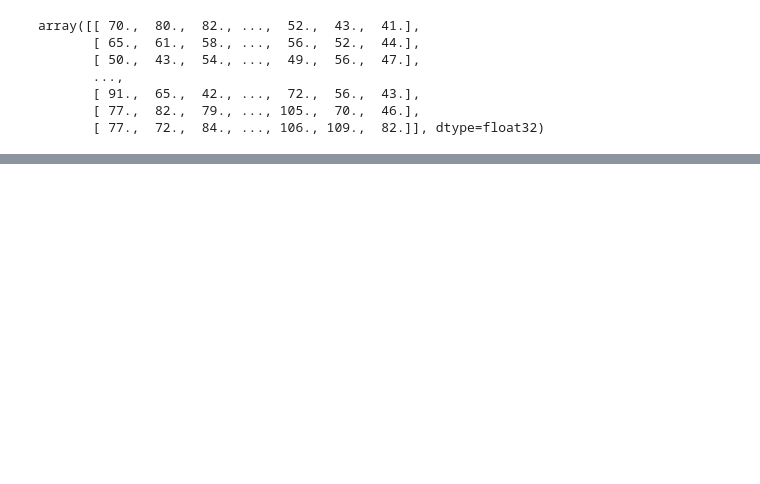
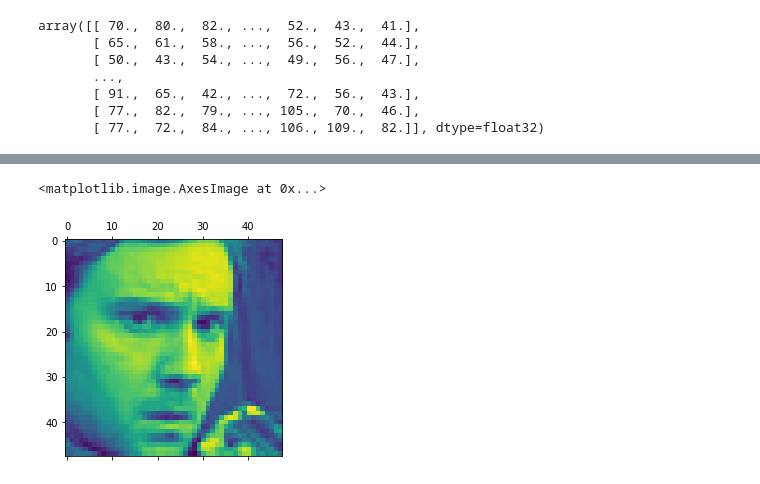
Before and after one commit to CristinaCallejo/AudienceResearch, a Jupyter notebook: notebooks/jn1.ipynb, the cells around one changed output, grey strips where cells are left out. Cells and saved outputs as stored; diff of their text form; code cells hidden in the pictures; blank space fills up the shorter version.

```diff
--- a/notebooks/jn1.ipynb
+++ b/notebooks/jn1.ipynb
@@ -25 +25,3 @@ image_size = (48,48)
+# %%
+emotions= ('angry','disgust','fear','happy','sad','surprise','neutral')
 # %%
@@ -29,4 +30,6 @@ df_fer['emotion_name']= df_fer.emotion.apply(lambda x: emotions[x])
 df_fer['pixar1'] = [[float(x) for x in each.split()] for each in df_fer['pixels']]
 df_fer['pixar2'] = df_fer['pixar1'].apply(lambda x: np.asarray(x).reshape(48,48)).apply(lambda x:x.astype('float32'))
 # %%
-df_fer['pixarexpanded'] = np.expand_dims(df_fer.pixar2,axis=-1)
+#df_fer['pixarexpanded'] = np.expand_dims(df_fer.pixar2,axis=-1)
+# %%
+df_fer['arrays'] = df_fer.pixar2.copy()
@@ -40,3 +47,5 @@ array([[ 70.,  80.,  82., ...,  52.,  43.,  41.],
        [ 91.,  65.,  42., ...,  72.,  56.,  43.],
        [ 77.,  82.,  79., ..., 105.,  70.,  46.],
        [ 77.,  72.,  84., ..., 106., 109.,  82.]], dtype=float32)
+# %%
+df_fer['arraytest'] = df_fer['arrays'].apply(lambda x: np.array([[[c] for c in i] for i in x]))
@@ -52,0 +86,5 @@ array([[ 70.,  80.,  82., ...,  52.,  43.,  41.],
+# %%
+plt.matshow(df_fer.arrays[0],fignum=0)
+# %% [output]
+<matplotlib.image.AxesImage at 0x...>
+[figure, added]
```
Also changed, not shown: parts of 74 cells of this notebook.
